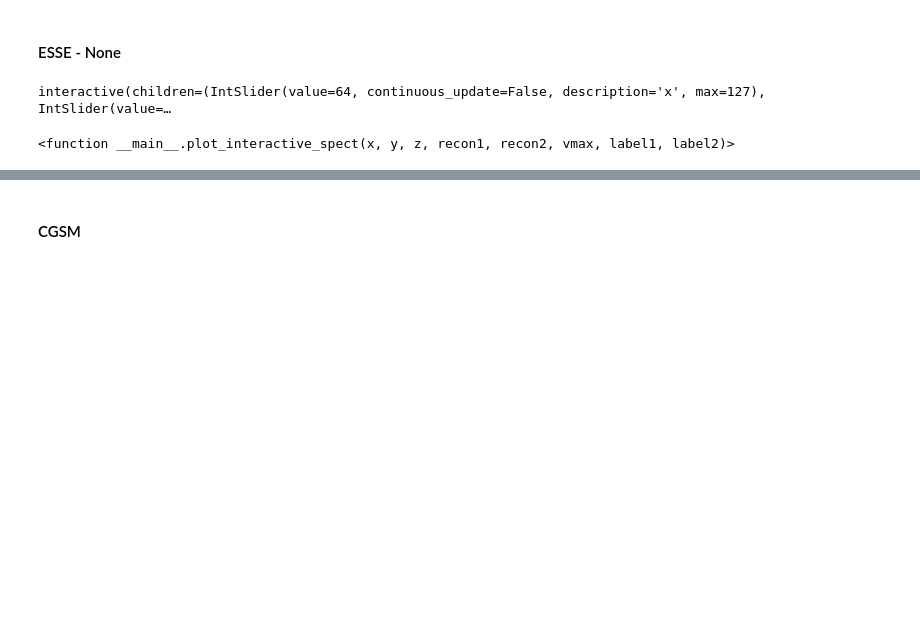
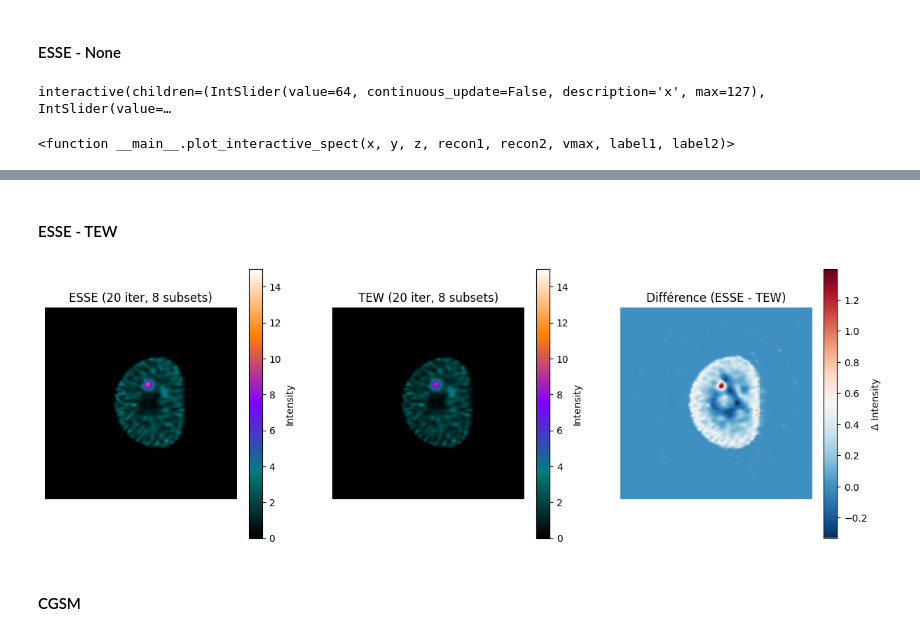
Before and after one commit to Nebulaaae/PyTomography, a Jupyter notebook: docs/source/notebooks/stage.ipynb, the cells around one changed output, grey strips where cells are left out. Drawn from its saved outputs; the diff is of its cells as text; code cells hidden in the pictures; blank space fills up the shorter version.

```diff
--- a/docs/source/notebooks/stage.ipynb
+++ b/docs/source/notebooks/stage.ipynb
@@ -437,3 +442,9 @@ plot_comparative_spect(recon_ESSE, recon_no_correction, vmax=15, label1="ESSE",
+# %% [markdown]
+#### ESSE - TEW
+# %%
+plot_comparative_spect(recon_ESSE, recon_TEW, vmax=15, label1="ESSE", label2="TEW")
+# %% [output]
+[figure, added]
 # %% [markdown]
 #### CGSM
 # %%
```
Also changed, not shown: parts of 8 cells of this notebook.
